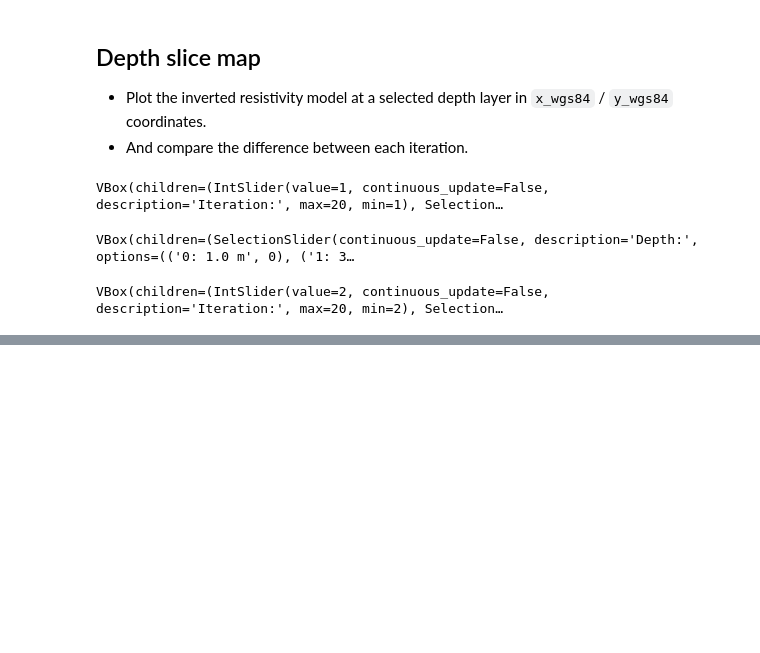
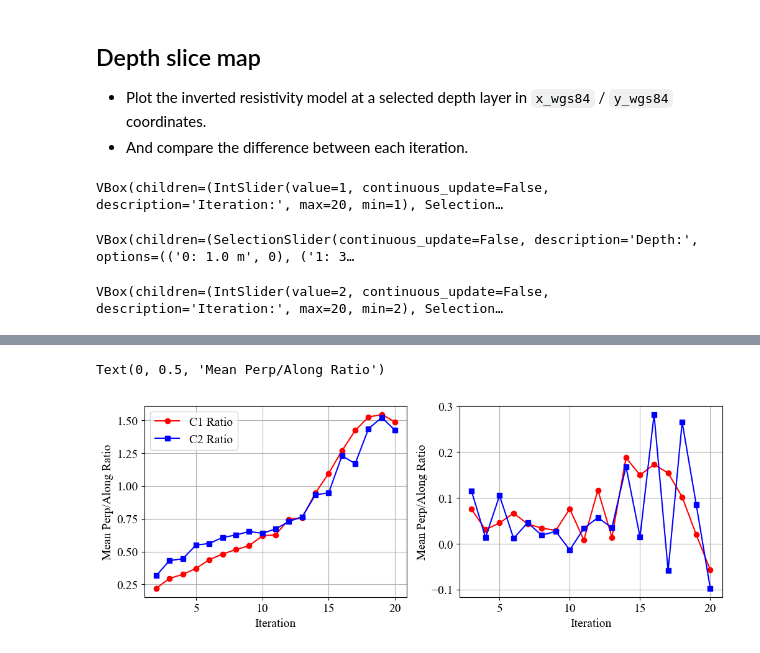
Before and after one commit to emgeolab/alberta_atem, a Jupyter notebook: notebooks/08.plot_data.ipynb, the cells around one changed output, grey strips where cells are left out. Cells and saved outputs as stored; diff of their text form; code cells hidden in the pictures; blank space fills up the shorter version.

```diff
--- a/notebooks/08.plot_data.ipynb
+++ b/notebooks/08.plot_data.ipynb
@@ -650,0 +666,21 @@ plt.legend(['C1 Ratio', 'C2 Ratio', 'C3 Ratio', 'C4 Ratio' ])
+# %%
+def derivative(x):
+    delta = np.diff(x)
+    return delta
+# %%
+plt.figure(figsize = (12,4))
+plt.subplot(121)
+plt.plot([it for it in range(2, iterations + 1)], (np.mean(ratio_matrix_L1, axis=1)), c='red', marker='o')
+plt.plot([it for it in range(2, iterations + 1)], (np.mean(ratio_matrix_L2, axis=1)), c='blue', marker='s')
+# plt.yscale('log')
+plt.xlabel('Iteration')
+plt.ylabel('Mean Perp/Along Ratio')
+plt.legend(['C1 Ratio', 'C2 Ratio'])
+plt.subplot(122)
+plt.plot([it for it in range(3, iterations + 1)], derivative(np.mean(ratio_matrix_L1, axis=1)), c='red', marker='o')
+plt.plot([it for it in range(3, iterations + 1)], derivative(np.mean(ratio_matrix_L2, axis=1)), c='blue', marker='s')
+plt.xlabel('Iteration')
+plt.ylabel('Mean Perp/Along Ratio')
+# %% [output]
+Text(0, 0.5, 'Mean Perp/Along Ratio')
+[figure, added]
```
Also changed, not shown: parts of 10 cells of this notebook.
